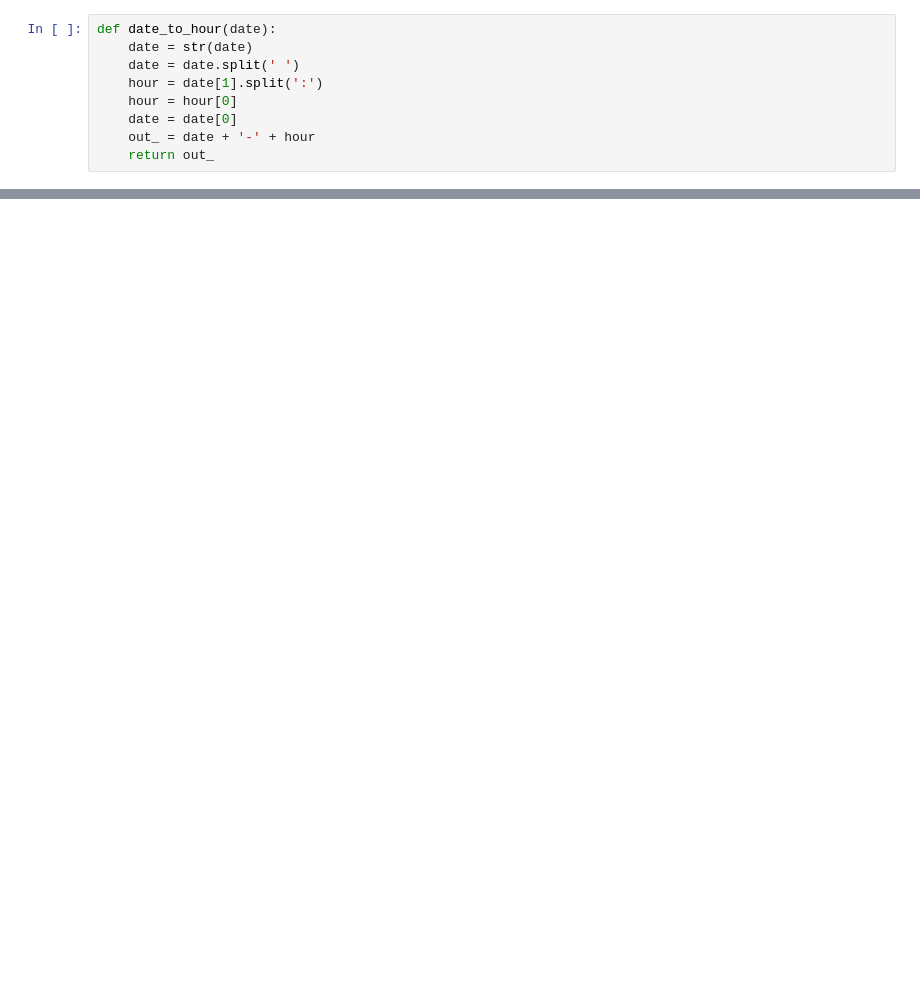
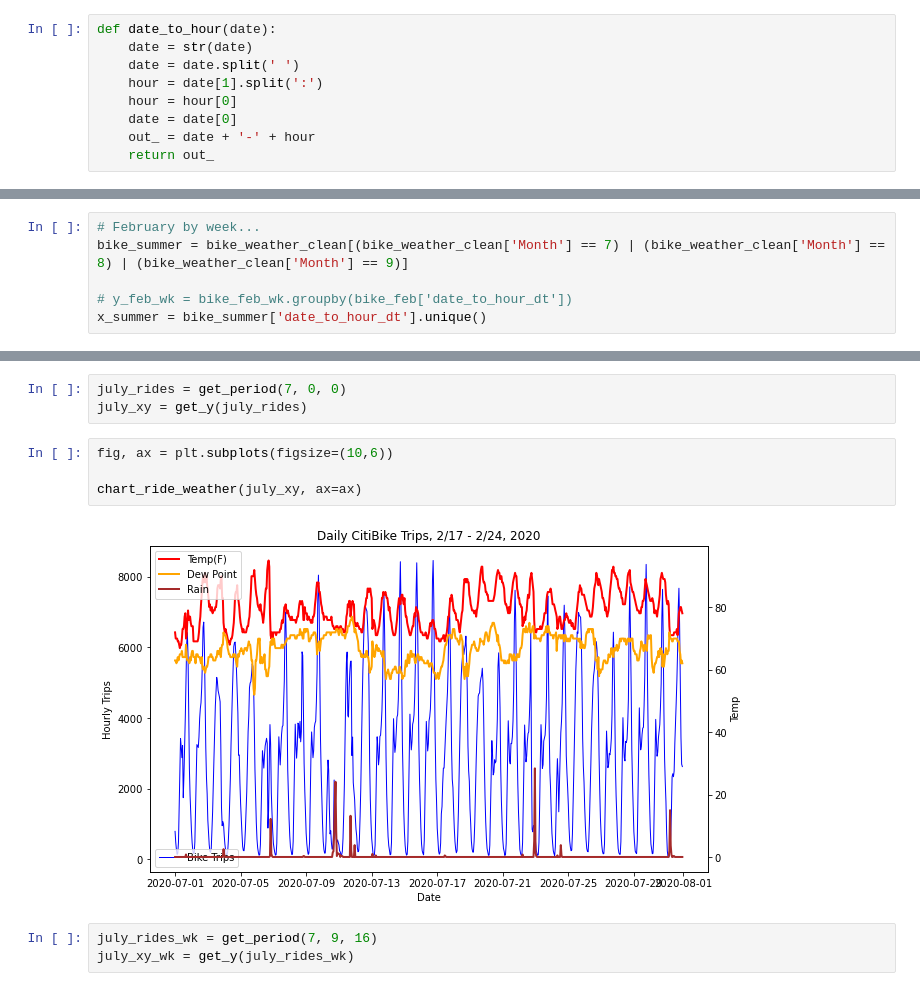
Before and after one commit to leckieje/fair_weather_cyclists, a Jupyter notebook: bike_weather_20.ipynb, the cells around one changed output, grey strips where cells are left out. Saved outputs shown, nothing was run; the diff lists cells and outputs as text; blank space fills up the shorter version.

```diff
--- a/bike_weather_20.ipynb
+++ b/bike_weather_20.ipynb
@@ -869,0 +867,6 @@ x_feb_wk = bike_summer['date_to_hour_dt'].unique()
+# %%
+# February by week...
+bike_summer = bike_weather_clean[(bike_weather_clean['Month'] == 7) | (bike_weather_clean['Month'] == 8) | (bike_weather_clean['Month'] == 9)]
+
+# y_feb_wk = bike_feb_wk.groupby(bike_feb['date_to_hour_dt'])
+x_summer = bike_summer['date_to_hour_dt'].unique()
@@ -869,0 +986,12 @@ x_feb_wk = bike_summer['date_to_hour_dt'].unique()
+# %%
+july_rides = get_period(7, 0, 0)
+july_xy = get_y(july_rides)
+# %%
+fig, ax = plt.subplots(figsize=(10,6))
+
+chart_ride_weather(july_xy, ax=ax)
+# %% [output]
+[figure, added]
+# %%
+july_rides_wk = get_period(7, 9, 16)
+july_xy_wk = get_y(july_rides_wk)
```
Also changed, not shown: parts of 67 cells of this notebook.
